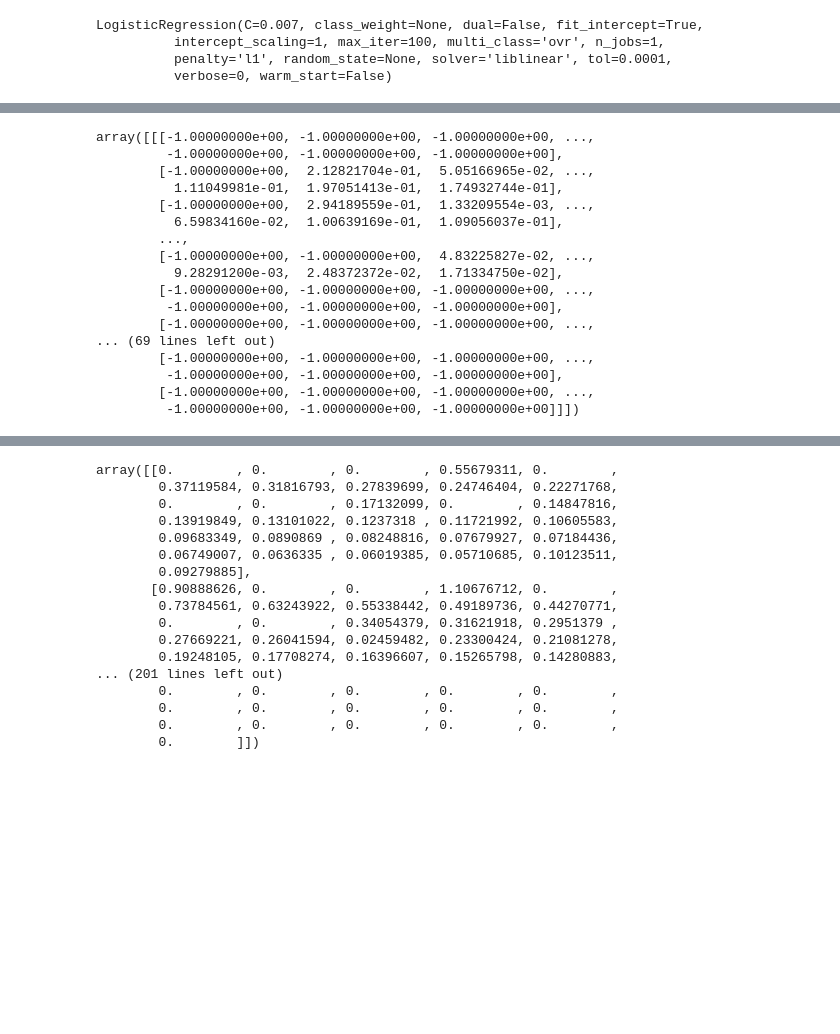
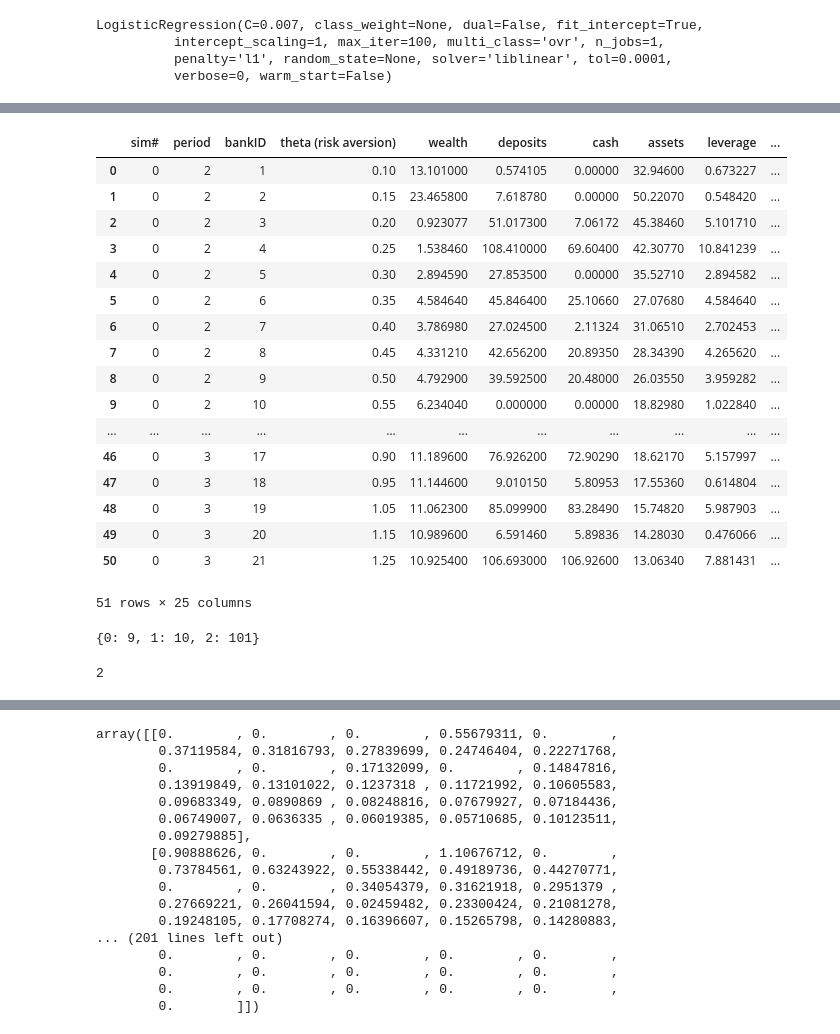
Before and after one commit to ai-xiaihai/FCN_DataAnalysis, a Jupyter notebook: centrality.ipynb, the cells around one changed output, grey strips where cells are left out. Drawn from its saved outputs; the diff is of its cells as text; code cells hidden in the pictures; blank space fills up the shorter version.

```diff
--- a/centrality.ipynb
+++ b/centrality.ipynb
@@ -82,3 +88,24 @@ array([[ 3, 10,  5],
+# %%
+df_1c.loc[:50,:]
+# %% [output]
+|  | sim# | period | bankID | theta (risk aversion) | wealth | deposits | cash | assets | leverage | ... |
+| 0 | 0 | 2 | 1 | 0.10 | 13.101000 | 0.574105 | 0.00000 | 32.94600 | 0.673227 | ... |
+| 1 | 0 | 2 | 2 | 0.15 | 23.465800 | 7.618780 | 0.00000 | 50.22070 | 0.548420 | ... |
+| 2 | 0 | 2 | 3 | 0.20 | 0.923077 | 51.017300 | 7.06172 | 45.38460 | 5.101710 | ... |
+| 3 | 0 | 2 | 4 | 0.25 | 1.538460 | 108.410000 | 69.60400 | 42.30770 | 10.841239 | ... |
+| 4 | 0 | 2 | 5 | 0.30 | 2.894590 | 27.853500 | 0.00000 | 35.52710 | 2.894582 | ... |
+| 5 | 0 | 2 | 6 | 0.35 | 4.584640 | 45.846400 | 25.10660 | 27.07680 | 4.584640 | ... |
+| 6 | 0 | 2 | 7 | 0.40 | 3.786980 | 27.024500 | 2.11324 | 31.06510 | 2.702453 | ... |
+| 7 | 0 | 2 | 8 | 0.45 | 4.331210 | 42.656200 | 20.89350 | 28.34390 | 4.265620 | ... |
+| 8 | 0 | 2 | 9 | 0.50 | 4.792900 | 39.592500 | 20.48000 | 26.03550 | 3.959282 | ... |
+| 9 | 0 | 2 | 10 | 0.55 | 6.234040 | 0.000000 | 0.00000 | 18.82980 | 1.022840 | ... |
+| ... | ... | ... | ... | ... | ... | ... | ... | ... | ... | ... |
+| 46 | 0 | 3 | 17 | 0.90 | 11.189600 | 76.926200 | 72.90290 | 18.62170 | 5.157997 | ... |
+| 47 | 0 | 3 | 18 | 0.95 | 11.144600 | 9.010150 | 5.80953 | 17.55360 | 0.614804 | ... |
+| 48 | 0 | 3 | 19 | 1.05 | 11.062300 | 85.099900 | 83.28490 | 15.74820 | 5.987903 | ... |
+| 49 | 0 | 3 | 20 | 1.15 | 10.989600 | 6.591460 | 5.89836 | 14.28030 | 0.476066 | ... |
+| 50 | 0 | 3 | 21 | 1.25 | 10.925400 | 106.693000 | 106.92600 | 13.06340 | 7.881431 | ... |
+51 rows × 25 columns
 # %%
 def create_edge_weight(N, dff, mid):
     """
@@ -168,22 +195,5 @@ def create_node_weight(N, dff, model, variables):
 
     return WN
 # %%
-create_node_weight(mx_1n, df_1c, final, independent)
+edge_weights_all = create_edge_weight(mx_1n, df_1, 0.6)
+node_weights_all = create_node_weight(mx_1n, df_1c, final, independent)
-# %% [output]
-array([[[-1.00000000e+00, -1.00000000e+00, -1.00000000e+00, ...,
-         -1.00000000e+00, -1.00000000e+00, -1.00000000e+00],
-        [-1.00000000e+00,  2.12821704e-01,  5.05166965e-02, ...,
-          1.11049981e-01,  1.97051413e-01,  1.74932744e-01],
-        [-1.00000000e+00,  2.94189559e-01,  1.33209554e-03, ...,
-          6.59834160e-02,  1.00639169e-01,  1.09056037e-01],
-        ...,
-        [-1.00000000e+00, -1.00000000e+00,  4.83225827e-02, ...,
-          9.28291200e-03,  2.48372372e-02,  1.71334750e-02],
-        [-1.00000000e+00, -1.00000000e+00, -1.00000000e+00, ...,
-         -1.00000000e+00, -1.00000000e+00, -1.00000000e+00],
-        [-1.00000000e+00, -1.00000000e+00, -1.00000000e+00, ...,
-... (69 lines left out)
-        [-1.00000000e+00, -1.00000000e+00, -1.00000000e+00, ...,
-         -1.00000000e+00, -1.00000000e+00, -1.00000000e+00],
-        [-1.00000000e+00, -1.00000000e+00, -1.00000000e+00, ...,
-         -1.00000000e+00, -1.00000000e+00, -1.00000000e+00]]])
@@ -207,0 +200,11 @@ def customized_random_walk(N, solvent, iterations=10):
+# %%
+d=[9,10,101]
+a={k:d[k] for k in range(3)}
+a
+# %% [output]
+{0: 9, 1: 10, 2: 101}
+# %%
+a= deque([3,4])
+len(a)
+# %% [output]
+2
```
Also changed, not shown: parts of 15 cells of this notebook.
